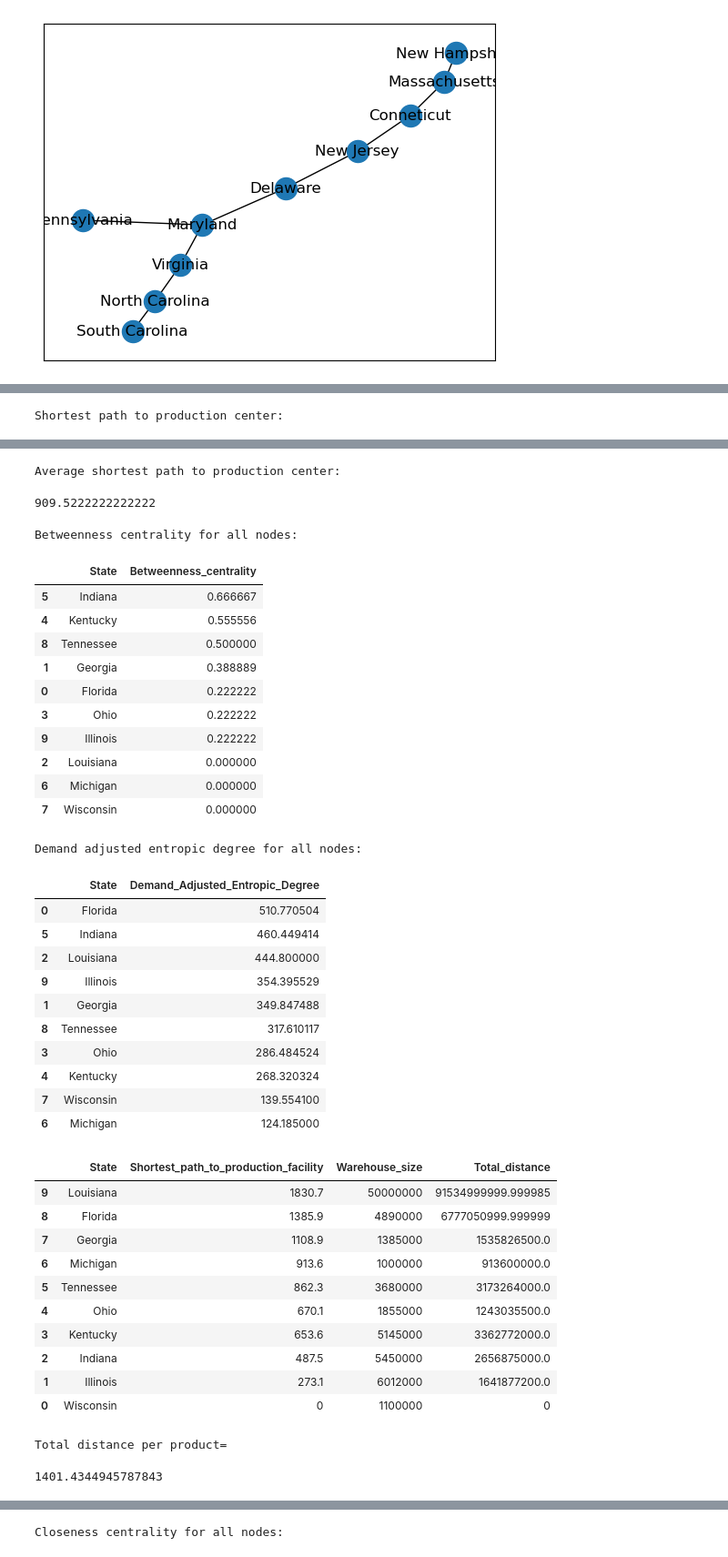
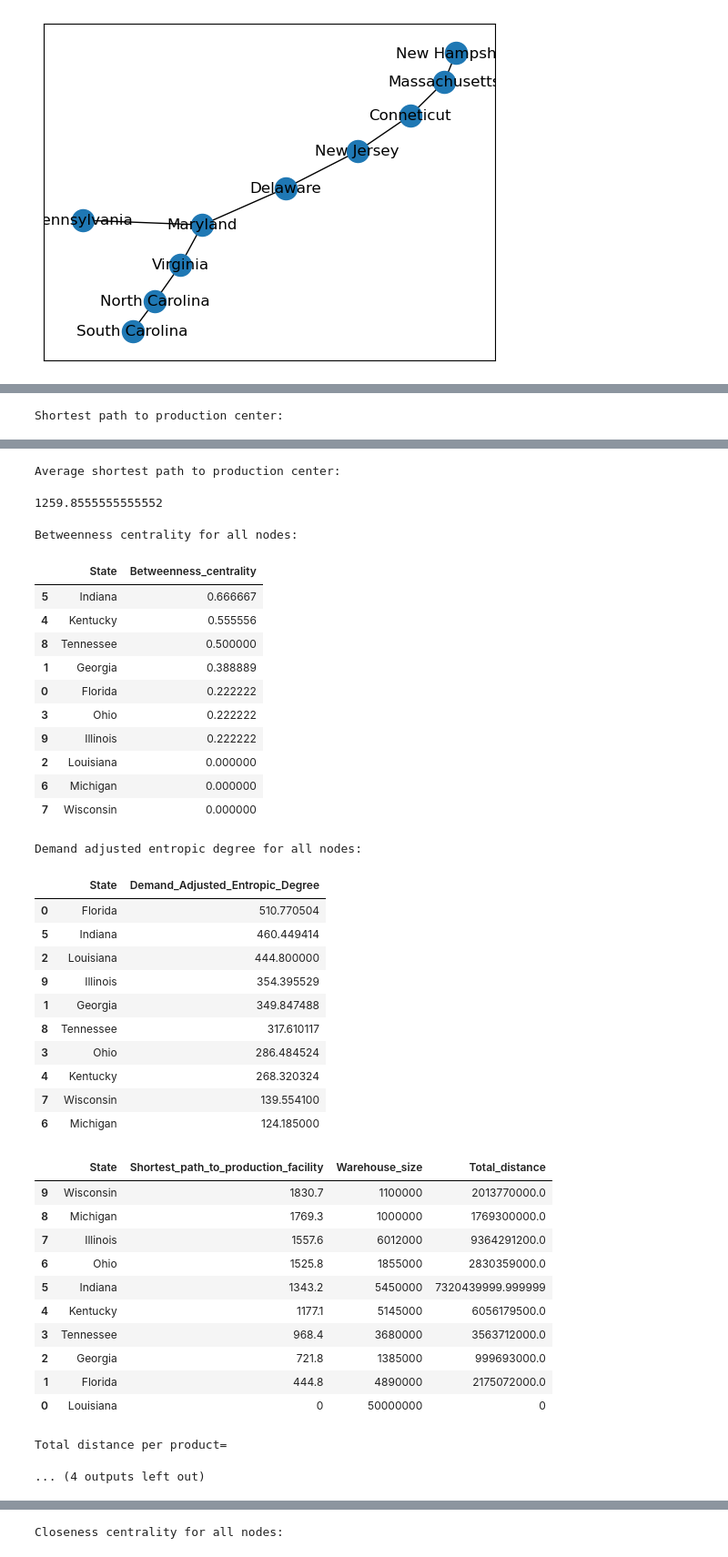
Before and after one commit to kelvinengee/network, a Jupyter notebook: Mississippi.ipynb, the cells around one changed output, grey strips where cells are left out. Shown at 91% size. Saved outputs shown, nothing was run; the diff lists cells and outputs as text; code cells hidden in the pictures.

```diff
--- a/Mississippi.ipynb
+++ b/Mississippi.ipynb
@@ -1114,7 +1114,7 @@ print(Cluster3_Graph)
 Graph with 10 nodes and 9 edges
 [figure]
 # %%
-metrics_graph(graph=Cluster1_Graph,weight='Distance',demand='warehouse size',location='Wisconsin')
+metrics_graph(graph=Cluster1_Graph,weight='Distance',demand='warehouse size',location='Louisiana')
 # %% [output]
 Closeness centrality for all nodes:
 |  | State | Closeness_centrality |
@@ -1143,39 +1143,39 @@ Shortest path to production center:
 Average shortest path to production center:
-909.5222222222222
+1259.8555555555552
 Betweenness centrality for all nodes:
 |  | State | Betweenness_centrality |
 | 5 | Indiana | 0.666667 |
 | 4 | Kentucky | 0.555556 |
 | 8 | Tennessee | 0.500000 |
 | 1 | Georgia | 0.388889 |
 | 0 | Florida | 0.222222 |
 | 3 | Ohio | 0.222222 |
 | 9 | Illinois | 0.222222 |
 | 2 | Louisiana | 0.000000 |
 | 6 | Michigan | 0.000000 |
 | 7 | Wisconsin | 0.000000 |
 Demand adjusted entropic degree for all nodes:
 |  | State | Demand_Adjusted_Entropic_Degree |
 | 0 | Florida | 510.770504 |
 | 5 | Indiana | 460.449414 |
 | 2 | Louisiana | 444.800000 |
 | 9 | Illinois | 354.395529 |
 | 1 | Georgia | 349.847488 |
 | 8 | Tennessee | 317.610117 |
 | 3 | Ohio | 286.484524 |
 | 4 | Kentucky | 268.320324 |
 | 7 | Wisconsin | 139.554100 |
 | 6 | Michigan | 124.185000 |
 |  | State | Shortest_path_to_production_facility | Warehouse_size | Total_distance |
-| 9 | Louisiana | 1830.7 | 50000000 | 91534999999.999985 |
-| 8 | Florida | 1385.9 | 4890000 | 6777050999.999999 |
-| 7 | Georgia | 1108.9 | 1385000 | 1535826500.0 |
-| 6 | Michigan | 913.6 | 1000000 | 913600000.0 |
-| 5 | Tennessee | 862.3 | 3680000 | 3173264000.0 |
-| 4 | Ohio | 670.1 | 1855000 | 1243035500.0 |
-| 3 | Kentucky | 653.6 | 5145000 | 3362772000.0 |
-| 2 | Indiana | 487.5 | 5450000 | 2656875000.0 |
-| 1 | Illinois | 273.1 | 6012000 | 1641877200.0 |
-| 0 | Wisconsin | 0 | 1100000 | 0 |
+| 9 | Wisconsin | 1830.7 | 1100000 | 2013770000.0 |
+| 8 | Michigan | 1769.3 | 1000000 | 1769300000.0 |
+| 7 | Illinois | 1557.6 | 6012000 | 9364291200.0 |
+| 6 | Ohio | 1525.8 | 1855000 | 2830359000.0 |
+| 5 | Indiana | 1343.2 | 5450000 | 7320439999.999999 |
+| 4 | Kentucky | 1177.1 | 5145000 | 6056179500.0 |
+| 3 | Tennessee | 968.4 | 3680000 | 3563712000.0 |
+| 2 | Georgia | 721.8 | 1385000 | 999693000.0 |
+| 1 | Florida | 444.8 | 4890000 | 2175072000.0 |
+| 0 | Louisiana | 0 | 50000000 | 0 |
 Total distance per product=
-1401.4344945787843
+... (4 outputs left out)
```
Also changed, not shown: parts of 2 cells of this notebook.
